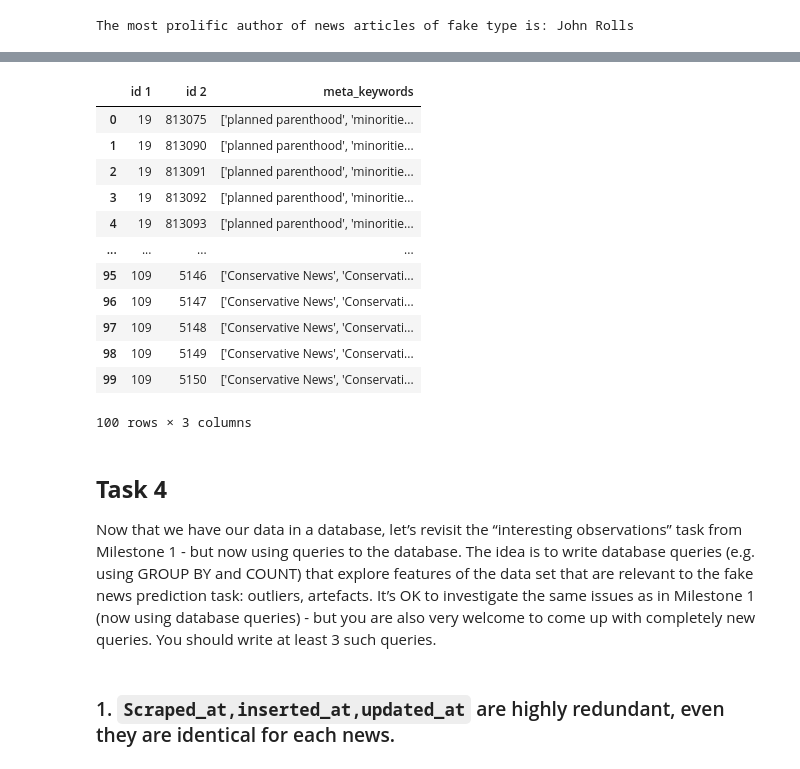
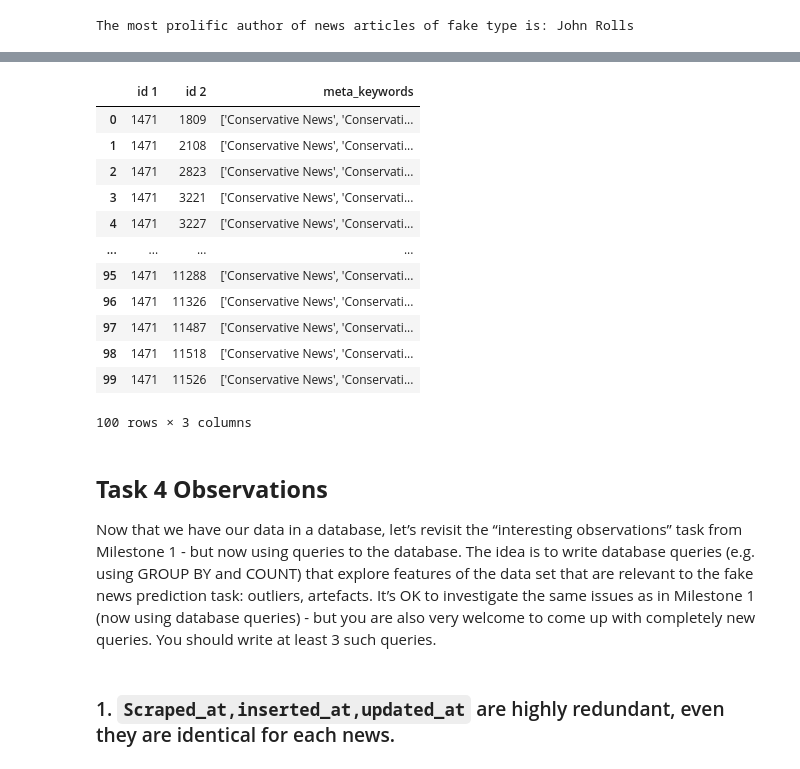
Before and after one commit to Xiiqiing/DS_project, a Jupyter notebook: M2/M2.ipynb, the cells around one changed output, grey strips where cells are left out. Saved outputs shown, nothing was run; the diff lists cells and outputs as text; code cells hidden in the pictures.

````diff
--- a/M2/M2.ipynb
+++ b/M2/M2.ipynb
@@ -33,3 +35,29 @@ CREATE TABLE news
 );
 ```
 Attribute such as `ID` shoud be `INTEGER NOT NULL` since we decided to set it as PK for futher use, but we found that there are some empty rows and unexpected strings in it. We therefore set it to `TEXT` firstly and changed it back to `INTEGER NOT NULL` and `INTEGER` after loading.
+# %%
+# Notice that this is using the root(admin) user 'postgres', so the password may not be 'postgres' in your PC, you have to change it.
+your_pwd = 'postgres' # Change this to your password
+
+path_input = 'F:\\UCPH\\courses\\Y1B3~4 - Data Science\\milestone2\\250t-raw.csv' # Change this to your input data file path
+
+# Connect to PostgreSQL
+con = psycopg2.connect(user='postgres',password=your_pwd,host="127.0.0.1",port="5432")
+con.set_isolation_level(ISOLATION_LEVEL_AUTOCOMMIT)
+
+# Create a cursor object using the cursor() method
+cur = con.cursor()
+
+# Setup a password 'postgres' for username 'postgres'(which is root,admin user)
+cur.execute("ALTER USER postgres PASSWORD 'postgres';")
+
+# Setup a database with name m2 to be used, removed it if already exsists one
+name_Database = 'm2' #define database name
+cur.execute("DROP DATABASE IF EXISTS "+name_Database+";")
+
+# Create database statement (Create a database with name as m2)
+cur.execute("CREATE DATABASE "+name_Database+";")
+
+con.commit() # Commit all changes
+con.close() # Closing the connection
+print("Database \'"+name_Database+"\' created successfully!")
@@ -117,4 +169,8 @@ So our shcema is:
 # %% [markdown]
 ![image.png](embedded-picture-1
 )
+# %%
+# Connect to pSQL
+con = psycopg2.connect(database=name_Database,user='postgres',password=your_pwd,host='127.0.0.1',port='5432')
+cur = con.cursor()
 # %% [markdown]
@@ -465,27 +499,25 @@ LIMIT 100
 ```
 Since there are too many results, we only print first 100 pairs.
 # %%
-con = psycopg2.connect(database='postgres', user='postgres',password='postgres',host="127.0.0.1", port="5432")
-cur = con.cursor()
 cur.execute("SELECT a1.id, a2.id, a1.meta_keywords FROM article a1 JOIN article a2 ON a1.meta_keywords = a2.meta_keywords AND a1.id != a2.id AND char_length(a1.meta_keywords)>4 AND char_length(a2.meta_keywords)>4 group by a1.id, a2.id, a1.meta_keywords limit 100")
 pairs = pd.DataFrame(cur.fetchall(), columns=['id 1', 'id 2','meta_keywords'])
 pairs
 # %% [output]
 |  | id 1 | id 2 | meta_keywords |
-| 0 | 19 | 813075 | ['planned parenthood', 'minoritie... |
-| 1 | 19 | 813090 | ['planned parenthood', 'minoritie... |
-| 2 | 19 | 813091 | ['planned parenthood', 'minoritie... |
-| 3 | 19 | 813092 | ['planned parenthood', 'minoritie... |
-| 4 | 19 | 813093 | ['planned parenthood', 'minoritie... |
+| 0 | 1471 | 1809 | ['Conservative News', 'Conservati... |
+| 1 | 1471 | 2108 | ['Conservative News', 'Conservati... |
+| 2 | 1471 | 2823 | ['Conservative News', 'Conservati... |
+| 3 | 1471 | 3221 | ['Conservative News', 'Conservati... |
+| 4 | 1471 | 3227 | ['Conservative News', 'Conservati... |
 | ... | ... | ... | ... |
-| 95 | 109 | 5146 | ['Conservative News', 'Conservati... |
-| 96 | 109 | 5147 | ['Conservative News', 'Conservati... |
-| 97 | 109 | 5148 | ['Conservative News', 'Conservati... |
-| 98 | 109 | 5149 | ['Conservative News', 'Conservati... |
-| 99 | 109 | 5150 | ['Conservative News', 'Conservati... |
+| 95 | 1471 | 11288 | ['Conservative News', 'Conservati... |
+| 96 | 1471 | 11326 | ['Conservative News', 'Conservati... |
+| 97 | 1471 | 11487 | ['Conservative News', 'Conservati... |
+| 98 | 1471 | 11518 | ['Conservative News', 'Conservati... |
+| 99 | 1471 | 11526 | ['Conservative News', 'Conservati... |
 100 rows × 3 columns
 # %% [markdown]
-## **Task 4**
+## **Task 4 Observations**
 
 Now that we have our data in a database, let’s revisit the “interesting observations” task from Milestone 1 - but now using queries to the database. The idea is to write database queries (e.g. using GROUP BY and COUNT) that explore features of the data set that are relevant to the fake news prediction task: outliers, artefacts. It’s OK to investigate the same issues as in Milestone 1 (now using database queries) - but you are also very welcome to come up with completely new queries. You should write at least 3 such queries.
 # %% [markdown]
````
Also changed, not shown: parts of 40 cells of this notebook.
